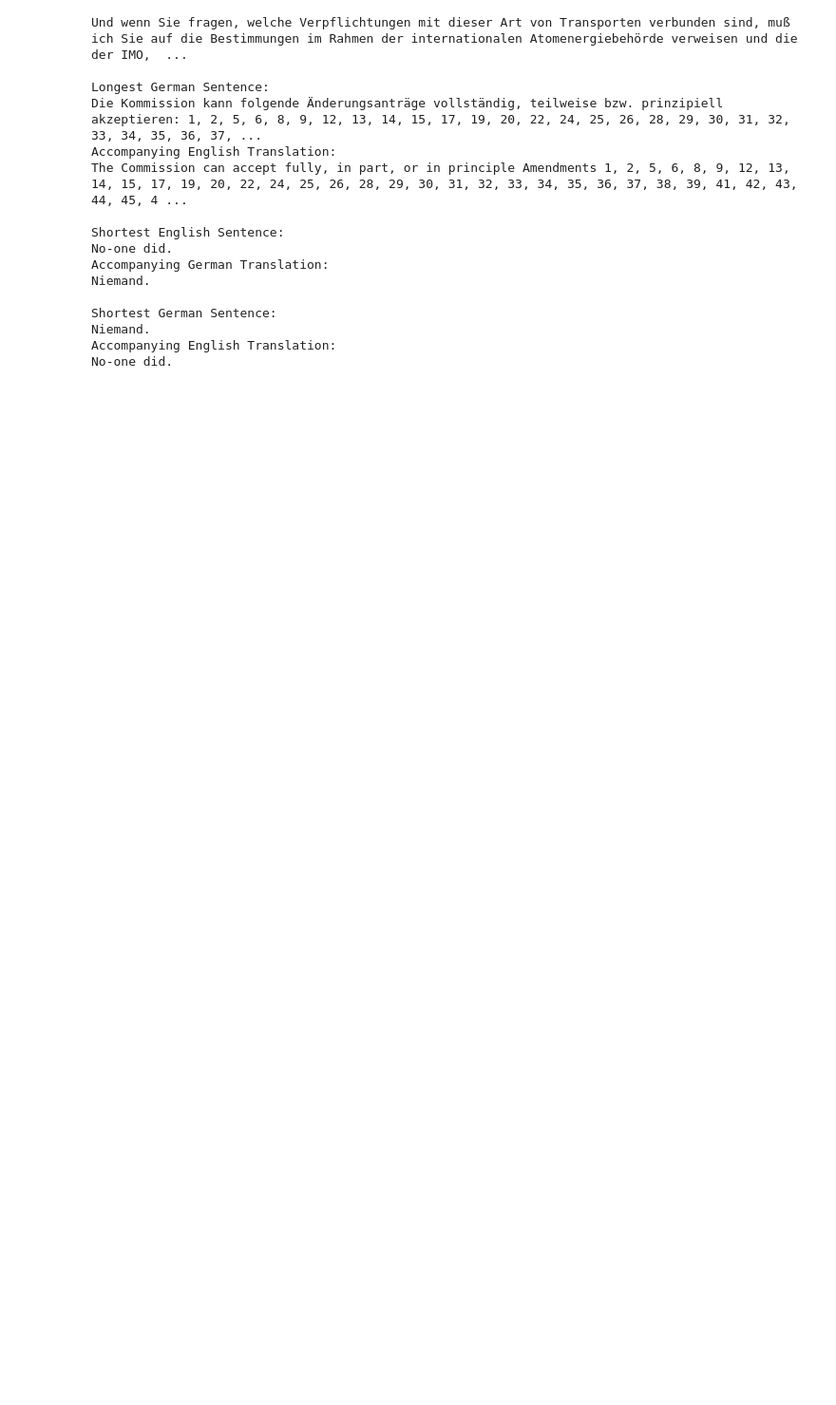
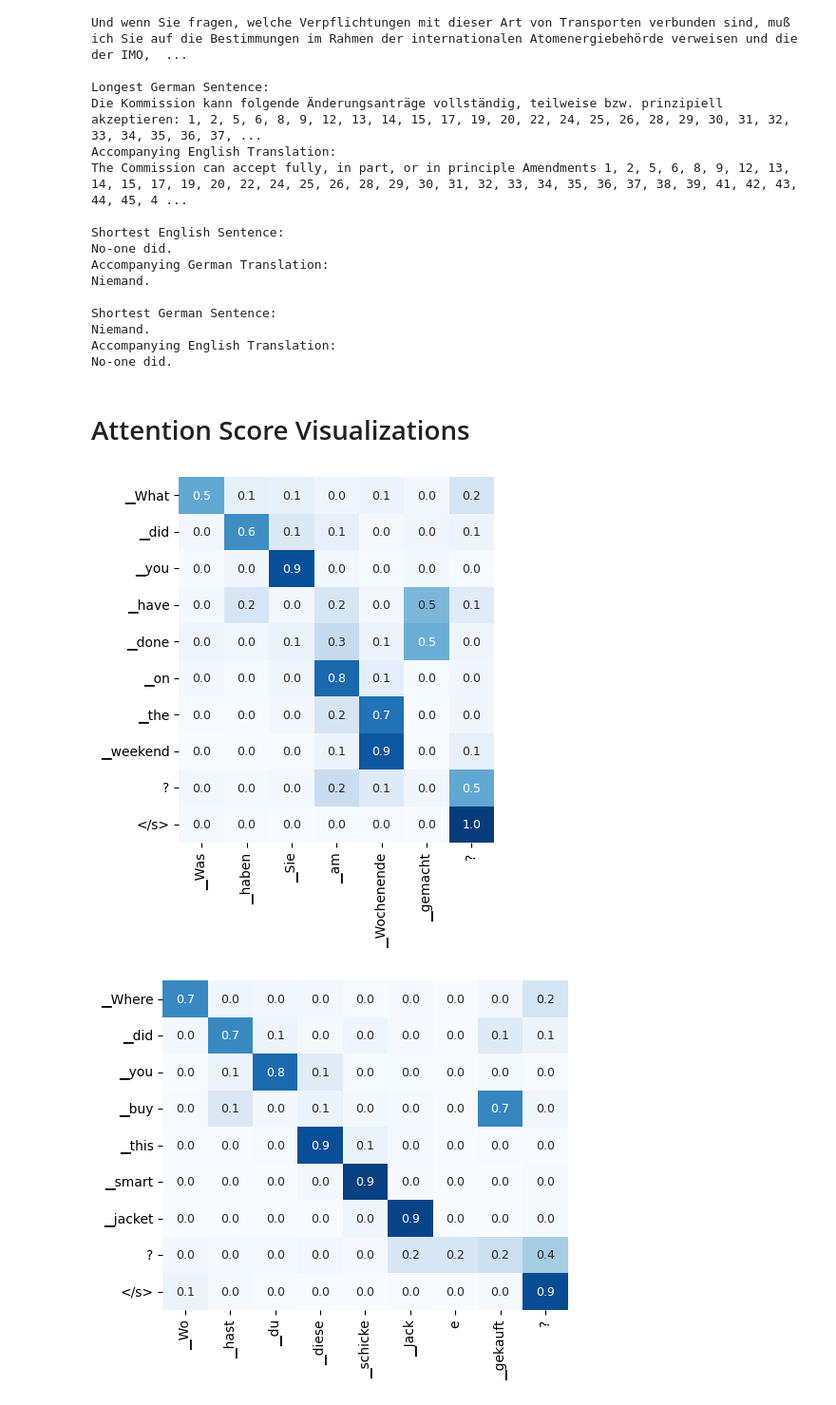
Before and after one commit to EH225/EngDeu_NMT, a Jupyter notebook: graphics.ipynb, the cells around one changed output. Shown at 95% size. Cells and saved outputs as stored; diff of their text form; code cells hidden in the pictures; blank space fills up the shorter version.

```diff
--- a/graphics.ipynb
+++ b/graphics.ipynb
@@ -414,3 +414,5 @@ Shortest German Sentence:
 Niemand.
 Accompanying English Translation:
 No-one did.
+# %% [markdown]
+# Attention Score Visualizations
@@ -416,0 +424,14 @@ No-one did.
+# %%
+model = all_models.load_model("LSTM_Att", "deu", 'eng')
+
+src_sentences = ["Was haben Sie am Wochenende gemacht?", 'Wo hast du diese schicke Jacke gekauft?',
+                 "Ich bin in Frankreich gebornen und ich bin in einer Kleinstadt aufgewachsen."]
+
+src_sentences = util.tokenize_sentences(src_sentences, "deu")
+mt = model.translate(src_sentences, beam_size=5, k_pct=0.1, max_decode_lengths=None, tokenized=True)
+# %%
+for h in mt:
+    util.plot_heatmap(h[2], min_val=0, max_val=1, cmap="Blues")
+# %% [output]
+[figure, added]
+[figure, added]
```
Also changed, not shown: parts of 21 cells of this notebook, 7 other files.
